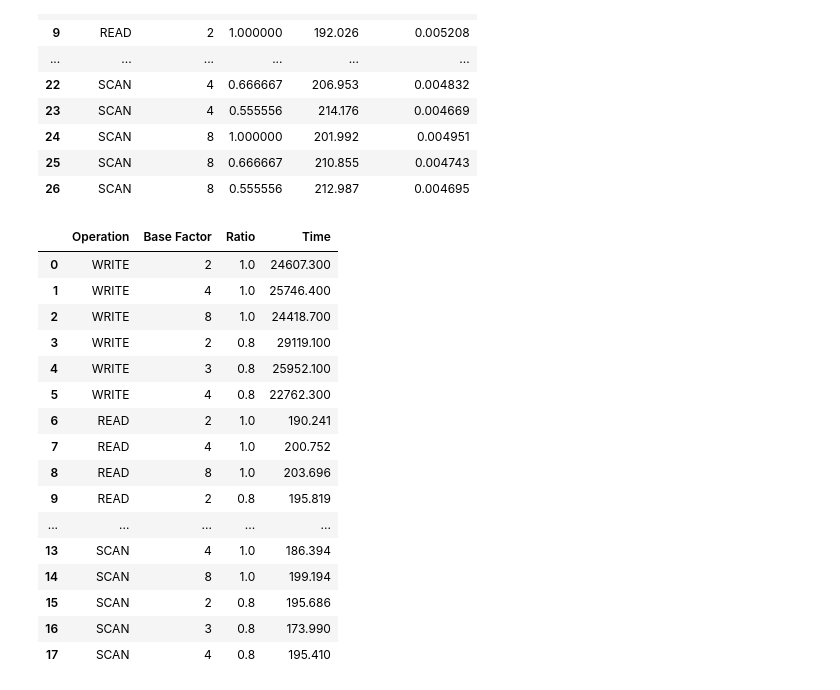
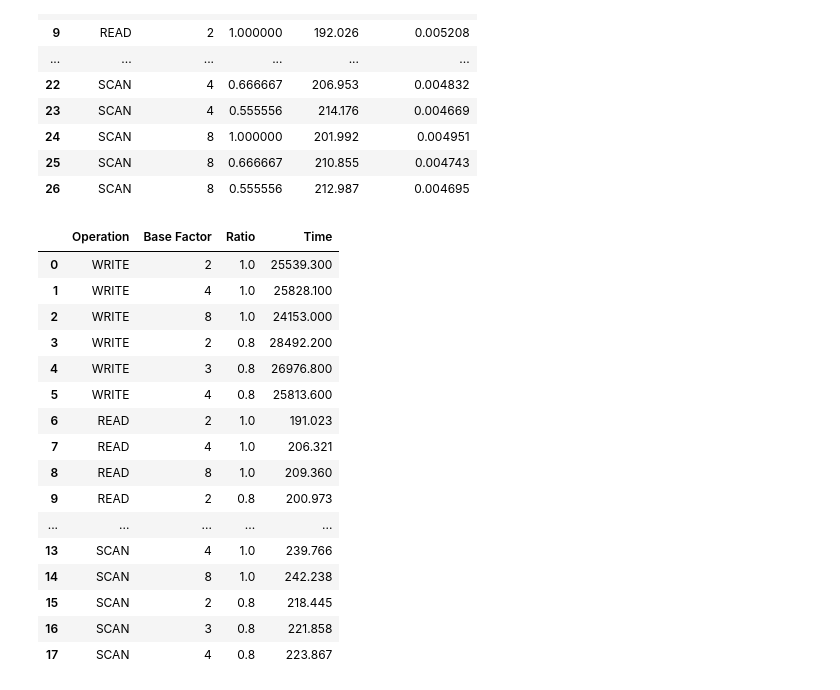
Before and after one commit to reznikovl/YCSB-cpp, a Jupyter notebook: test_generate.ipynb, the cells around one changed output. Drawn from its saved outputs; the diff is of its cells as text; code cells hidden in the pictures.

```diff
--- a/test_generate.ipynb
+++ b/test_generate.ipynb
@@ -278,23 +278,23 @@ data3
 | 25 | SCAN | 8 | 0.666667 | 210.855 | 0.004743 |
 | 26 | SCAN | 8 | 0.555556 | 212.987 | 0.004695 |
 # %%
-new_t = pd.read_csv("../logs/fig_3_20230221-182839_2.csv")
+new_t = pd.read_csv("../logs/fig_3_20230223-110251.csv")
 new_t
 # %% [output]
 |  | Operation | Base Factor | Ratio | Time |
-| 0 | WRITE | 2 | 1.0 | 24607.300 |
-| 1 | WRITE | 4 | 1.0 | 25746.400 |
-| 2 | WRITE | 8 | 1.0 | 24418.700 |
-| 3 | WRITE | 2 | 0.8 | 29119.100 |
-| 4 | WRITE | 3 | 0.8 | 25952.100 |
-| 5 | WRITE | 4 | 0.8 | 22762.300 |
-| 6 | READ | 2 | 1.0 | 190.241 |
-| 7 | READ | 4 | 1.0 | 200.752 |
-| 8 | READ | 8 | 1.0 | 203.696 |
-| 9 | READ | 2 | 0.8 | 195.819 |
+| 0 | WRITE | 2 | 1.0 | 25539.300 |
+| 1 | WRITE | 4 | 1.0 | 25828.100 |
+| 2 | WRITE | 8 | 1.0 | 24153.000 |
+| 3 | WRITE | 2 | 0.8 | 28492.200 |
+| 4 | WRITE | 3 | 0.8 | 26976.800 |
+| 5 | WRITE | 4 | 0.8 | 25813.600 |
+| 6 | READ | 2 | 1.0 | 191.023 |
+| 7 | READ | 4 | 1.0 | 206.321 |
+| 8 | READ | 8 | 1.0 | 209.360 |
+| 9 | READ | 2 | 0.8 | 200.973 |
 | ... | ... | ... | ... | ... |
-| 13 | SCAN | 4 | 1.0 | 186.394 |
-| 14 | SCAN | 8 | 1.0 | 199.194 |
-| 15 | SCAN | 2 | 0.8 | 195.686 |
-| 16 | SCAN | 3 | 0.8 | 173.990 |
-| 17 | SCAN | 4 | 0.8 | 195.410 |
+| 13 | SCAN | 4 | 1.0 | 239.766 |
+| 14 | SCAN | 8 | 1.0 | 242.238 |
+| 15 | SCAN | 2 | 0.8 | 218.445 |
+| 16 | SCAN | 3 | 0.8 | 221.858 |
+| 17 | SCAN | 4 | 0.8 | 223.867 |
```
Also changed, not shown: parts of 2 cells of this notebook, 3 other files.
